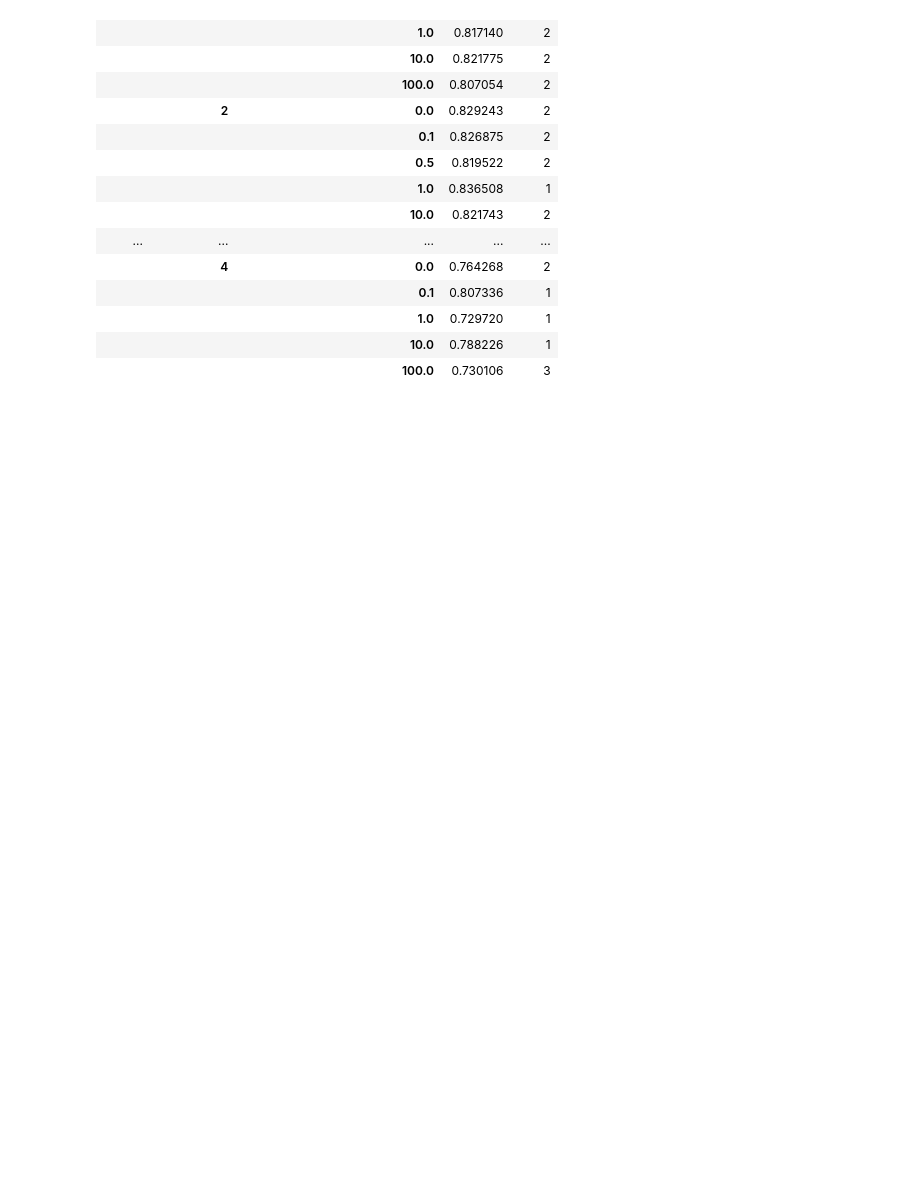
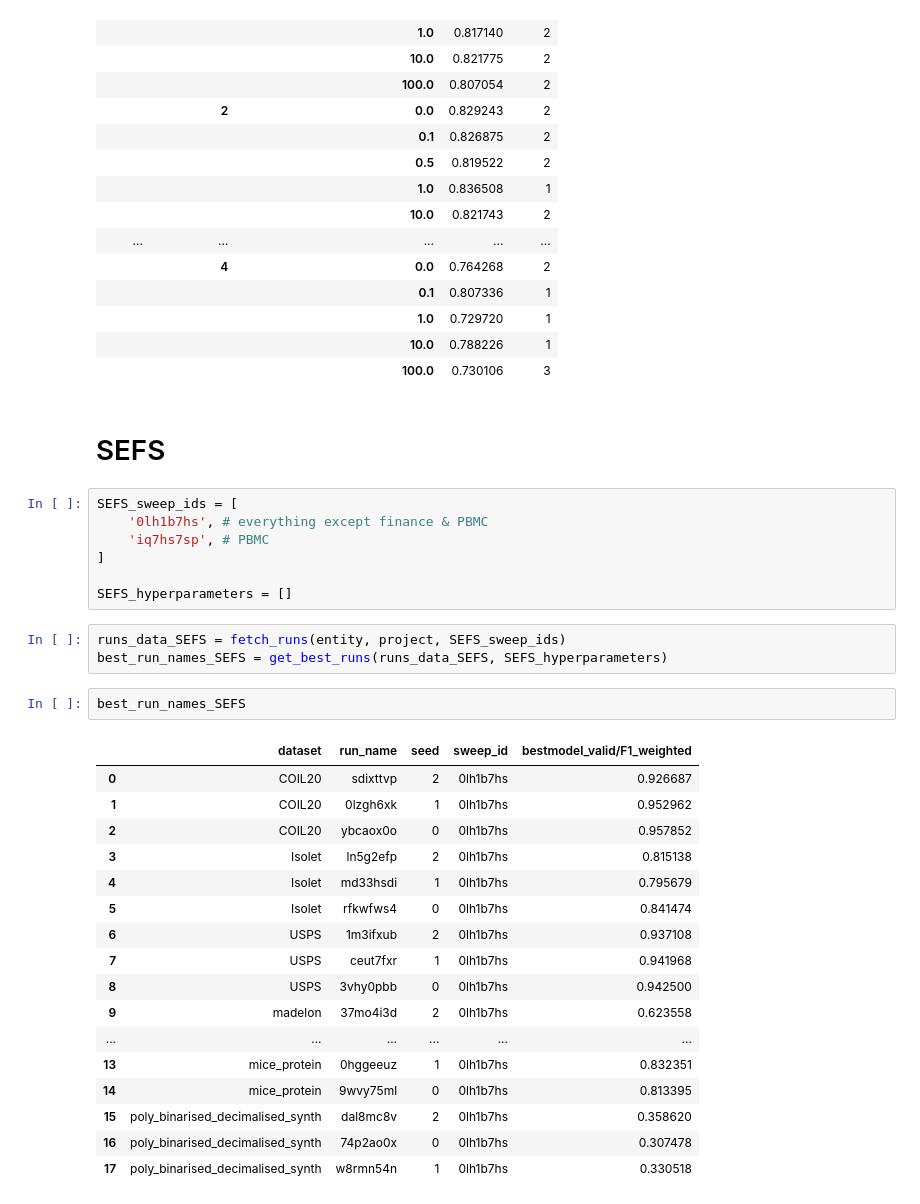
Before and after one commit to evanrex/feature-wise-active-adaptation, a Jupyter notebook: compute_results/hyperparam_tune_results.ipynb, the cells around one changed output. Drawn from its saved outputs; the diff is of its cells as text; blank space fills up the shorter version.

```diff
--- a/compute_results/hyperparam_tune_results.ipynb
+++ b/compute_results/hyperparam_tune_results.ipynb
@@ -355,3 +355,35 @@ result
 |  |  | 1.0 | 0.729720 | 1 |
 |  |  | 10.0 | 0.788226 | 1 |
 |  |  | 100.0 | 0.730106 | 3 |
+# %% [markdown]
+# SEFS
+# %%
+SEFS_sweep_ids = [
+    '0lh1b7hs', # everything except finance & PBMC
+    'iq7hs7sp', # PBMC
+]
+
+SEFS_hyperparameters = []
+# %%
+runs_data_SEFS = fetch_runs(entity, project, SEFS_sweep_ids)
+best_run_names_SEFS = get_best_runs(runs_data_SEFS, SEFS_hyperparameters)
+# %%
+best_run_names_SEFS
+# %% [output]
+|  | dataset | run_name | seed | sweep_id | bestmodel_valid/F1_weighted |
+| 0 | COIL20 | sdixttvp | 2 | 0lh1b7hs | 0.926687 |
+| 1 | COIL20 | 0lzgh6xk | 1 | 0lh1b7hs | 0.952962 |
+| 2 | COIL20 | ybcaox0o | 0 | 0lh1b7hs | 0.957852 |
+| 3 | Isolet | ln5g2efp | 2 | 0lh1b7hs | 0.815138 |
+| 4 | Isolet | md33hsdi | 1 | 0lh1b7hs | 0.795679 |
+| 5 | Isolet | rfkwfws4 | 0 | 0lh1b7hs | 0.841474 |
+| 6 | USPS | 1m3ifxub | 2 | 0lh1b7hs | 0.937108 |
+| 7 | USPS | ceut7fxr | 1 | 0lh1b7hs | 0.941968 |
+| 8 | USPS | 3vhy0pbb | 0 | 0lh1b7hs | 0.942500 |
+| 9 | madelon | 37mo4i3d | 2 | 0lh1b7hs | 0.623558 |
+| ... | ... | ... | ... | ... | ... |
+| 13 | mice_protein | 0hggeeuz | 1 | 0lh1b7hs | 0.832351 |
+| 14 | mice_protein | 9wvy75ml | 0 | 0lh1b7hs | 0.813395 |
+| 15 | poly_binarised_decimalised_synth | dal8mc8v | 2 | 0lh1b7hs | 0.358620 |
+| 16 | poly_binarised_decimalised_synth | 74p2ao0x | 0 | 0lh1b7hs | 0.307478 |
+| 17 | poly_binarised_decimalised_synth | w8rmn54n | 1 | 0lh1b7hs | 0.330518 |
```
Also changed, not shown: parts of 1 cell of this notebook, 1 other file.
